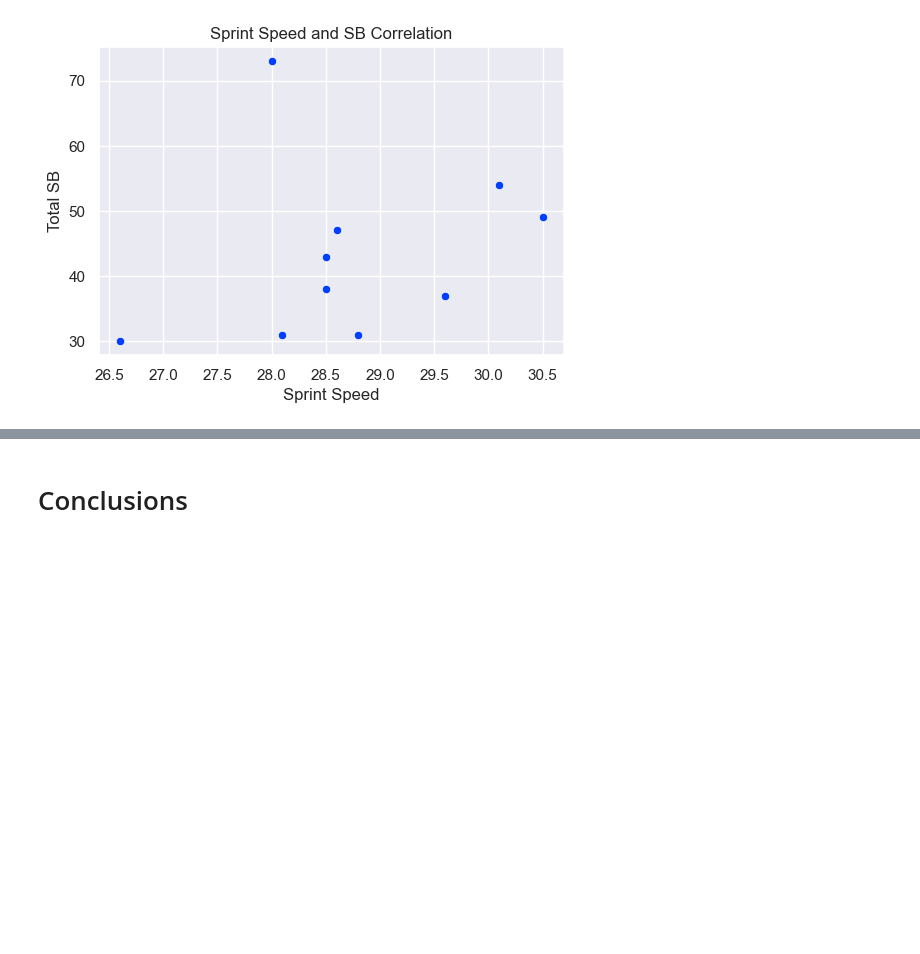
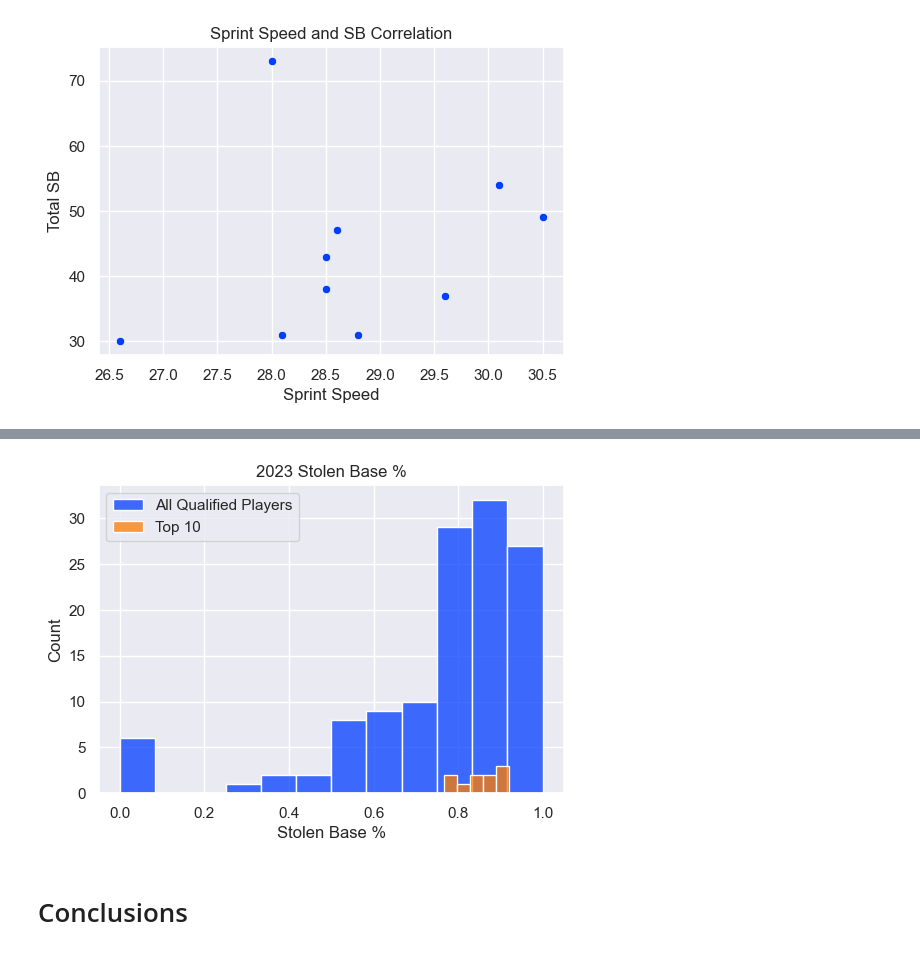
Before and after one commit to scarlettvalentin/mlb_stolen_bases, a Jupyter notebook: notebook.ipynb, the cells around one changed output, grey strips where cells are left out. Cells and saved outputs as stored; diff of their text form; code cells hidden in the pictures; blank space fills up the shorter version.

```diff
--- a/notebook.ipynb
+++ b/notebook.ipynb
@@ -391,3 +398,13 @@ array([[1.        , 0.25006218],
+# %%
+ax = sns.histplot(df_2023, x='Stolen_Base_%', label='All Qualified Players')
+ax = sns.histplot(top_10_players, x='Stolen_Base_%', label='Top 10')
+ax.set_xlabel('Stolen Base %')
+ax.set_ylabel('Count')
+ax.set_title('2023 Stolen Base %')
+
+ax.legend();
+# %% [output]
+[figure, added]
 # %% [markdown]
 # Conclusions
 # %% [markdown]
```
Also changed, not shown: parts of 1 cell of this notebook.
